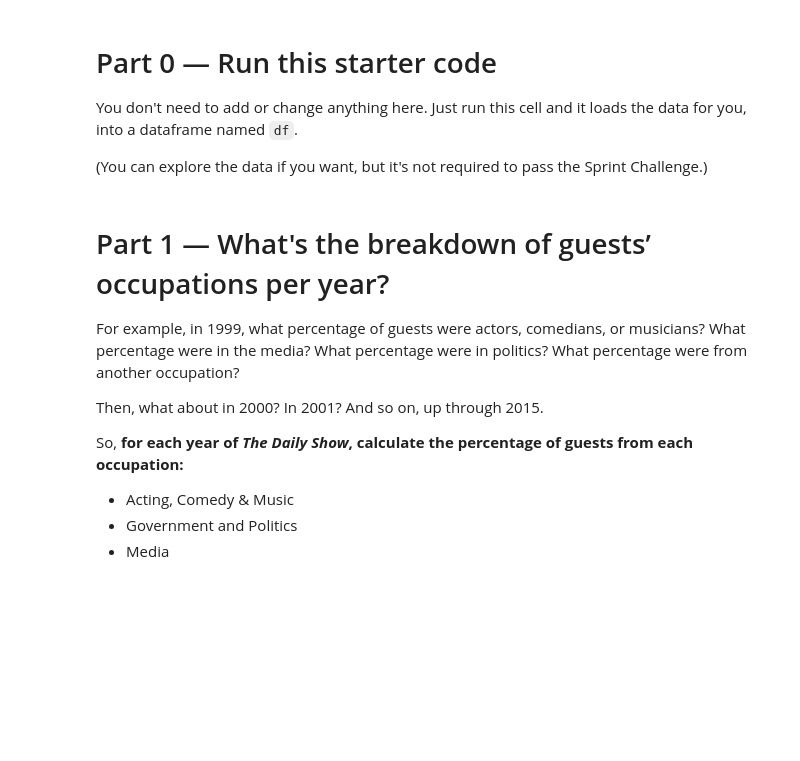
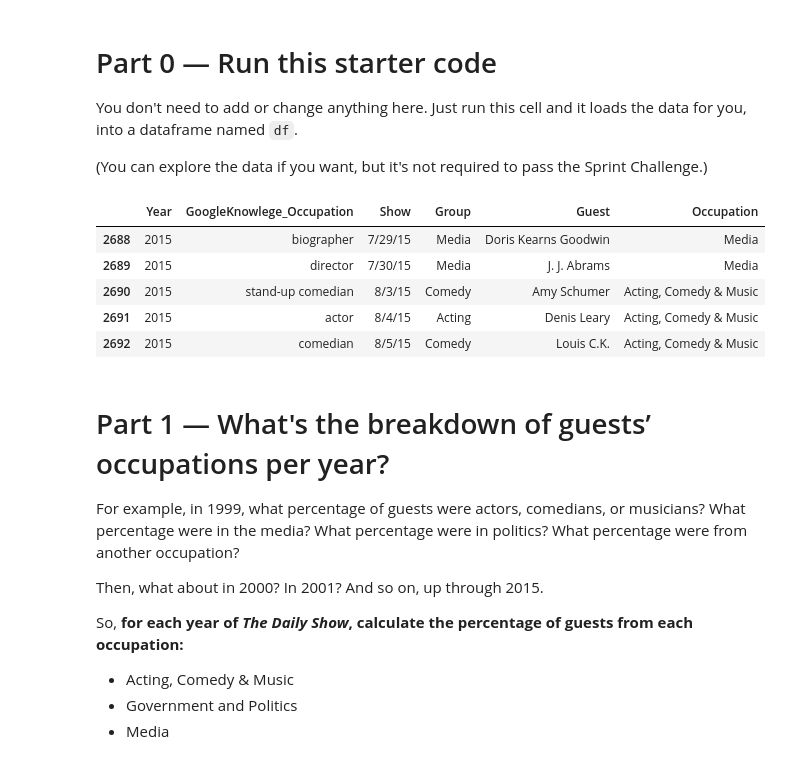
Before and after one commit to bloominstituteoftechnology/DS-Sprint-02-Storytelling-With-Data, a Jupyter notebook: DS_Unit_1_Sprint_Challenge_2.ipynb, the cells around one changed output. Saved outputs shown, nothing was run; the diff lists cells and outputs as text; code cells hidden in the pictures; blank space fills up the shorter version.

```diff
--- a/DS_Unit_1_Sprint_Challenge_2.ipynb
+++ b/DS_Unit_1_Sprint_Challenge_2.ipynb
@@ -32,6 +32,15 @@ def get_occupation(group):
         return 'Other'
 
 df['Occupation'] = df['Group'].apply(get_occupation)
+# %%
+df.tail()
+# %% [output]
+|  | Year | GoogleKnowlege_Occupation | Show | Group | Guest | Occupation |
+| 2688 | 2015 | biographer | 7/29/15 | Media | Doris Kearns Goodwin | Media |
+| 2689 | 2015 | director | 7/30/15 | Media | J. J. Abrams | Media |
+| 2690 | 2015 | stand-up comedian | 8/3/15 | Comedy | Amy Schumer | Acting, Comedy & Music |
+| 2691 | 2015 | actor | 8/4/15 | Acting | Denis Leary | Acting, Comedy & Music |
+| 2692 | 2015 | comedian | 8/5/15 | Comedy | Louis C.K. | Acting, Comedy & Music |
 # %% [markdown]
 # Part 1 — What's the breakdown of guests’ occupations per year?
 
```
Also changed, not shown: parts of 5 cells of this notebook.
